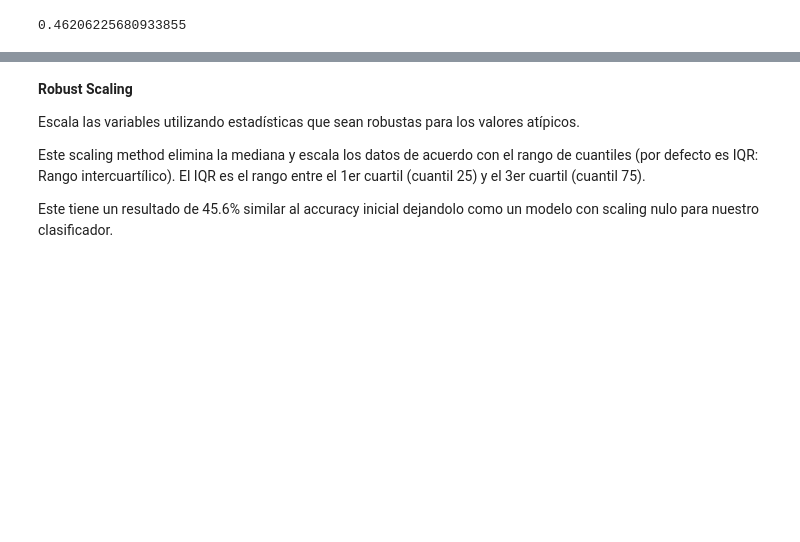
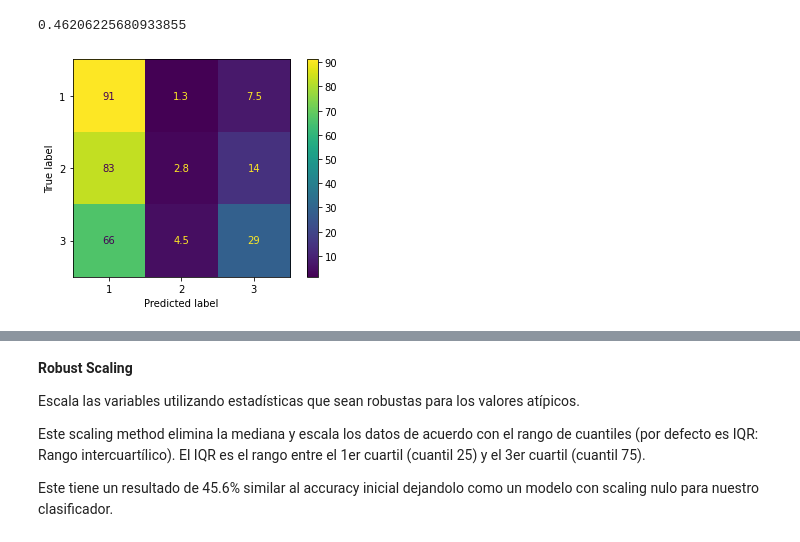
Before and after one commit to PanaDevOps/Driving-Behavior, a Jupyter notebook: modelos_3_clases.ipynb, the cells around one changed output, grey strips where cells are left out. Saved outputs shown, nothing was run; the diff lists cells and outputs as text; code cells hidden in the pictures; blank space fills up the shorter version.

Commit message:
Se agregaron matrices de confusion

```diff
--- a/modelos_3_clases.ipynb
+++ b/modelos_3_clases.ipynb
@@ -241,3 +240,10 @@ y_pred = log_reg.predict(dfX_test)
 print(accuracy_score(dfy_test, y_pred))
 # %% [output]
 0.46206225680933855
+# %%
+CMNorm = confusion_matrix(dfy_test, y_pred, normalize="true")
+disp = ConfusionMatrixDisplay(confusion_matrix=CMNorm*100, display_labels=logreg_model.classes_)
+disp.plot()
+plt.show()
+# %% [output]
+[figure, added]
```
Also changed, not shown: parts of 24 cells of this notebook.
